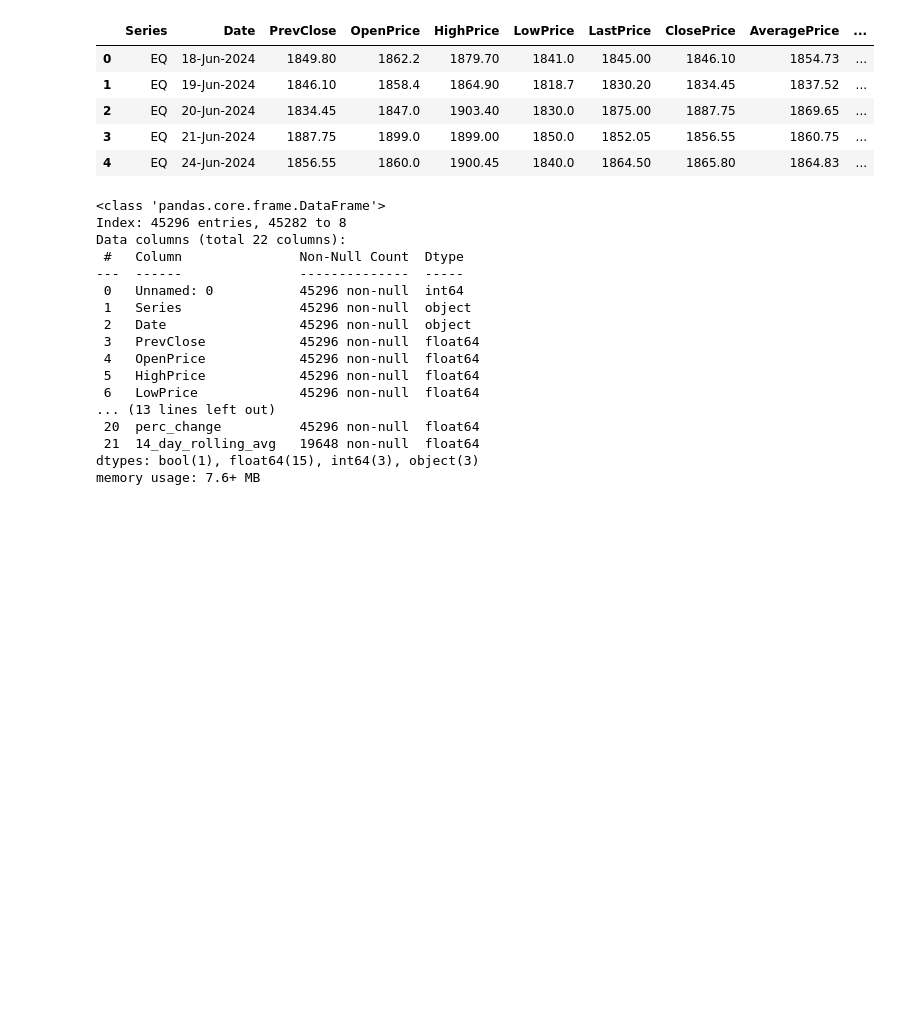
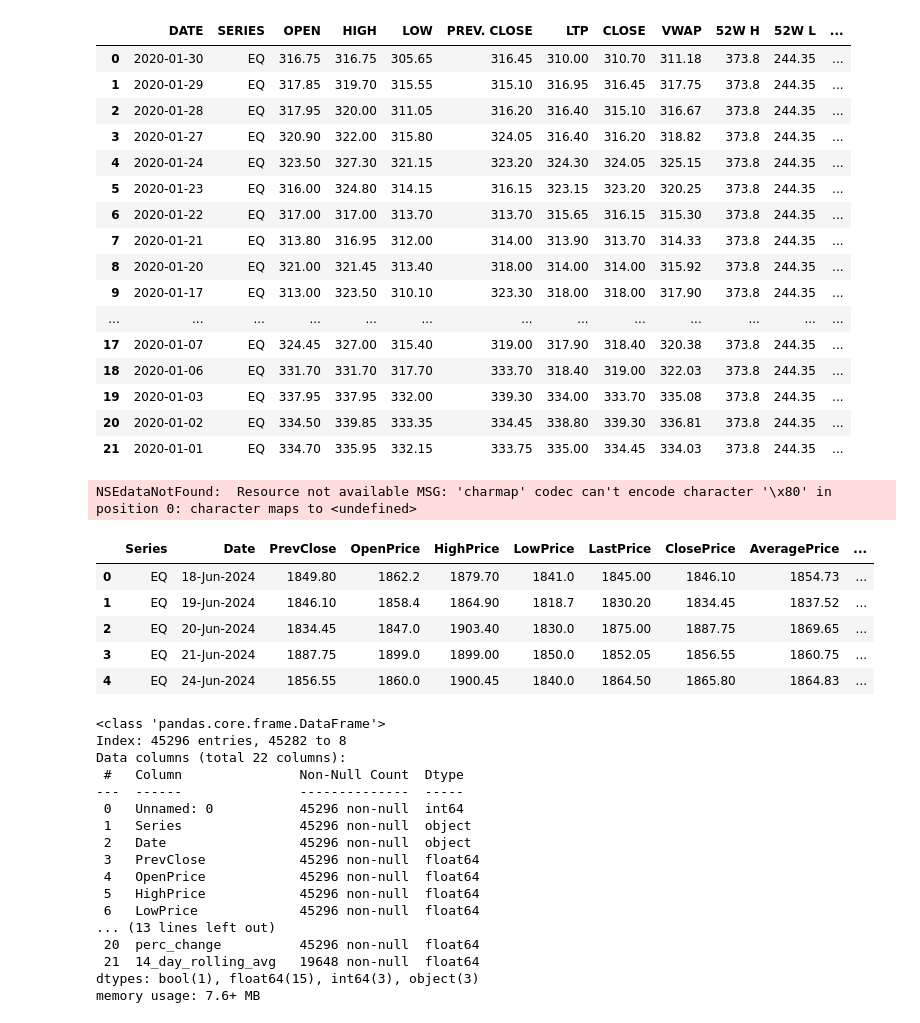
Before and after one commit to jai3703/chatbot_using_llm, a Jupyter notebook: pull_stock_data.ipynb, the cells around one changed output. Drawn from its saved outputs; the diff is of its cells as text; code cells hidden in the pictures; blank space fills up the shorter version.

```diff
--- a/pull_stock_data.ipynb
+++ b/pull_stock_data.ipynb
@@ -73,3 +104,38 @@ ZYDUSWELL
+# %%
+from datetime import date
+from jugaad_data.nse import bhavcopy_save, bhavcopy_fo_save
+
+
+# Download stock data to pandas dataframe
+from jugaad_data.nse import stock_df
+df = stock_df(symbol="SBIN", from_date=date(2020,1,1),
+            to_date=date(2020,1,30), series="EQ")
+
+df
+# %% [output]
+|  | DATE | SERIES | OPEN | HIGH | LOW | PREV. CLOSE | LTP | CLOSE | VWAP | 52W H | 52W L | ... |
+| 0 | 2020-01-30 | EQ | 316.75 | 316.75 | 305.65 | 316.45 | 310.00 | 310.70 | 311.18 | 373.8 | 244.35 | ... |
+| 1 | 2020-01-29 | EQ | 317.85 | 319.70 | 315.55 | 315.10 | 316.95 | 316.45 | 317.75 | 373.8 | 244.35 | ... |
+| 2 | 2020-01-28 | EQ | 317.95 | 320.00 | 311.05 | 316.20 | 316.40 | 315.10 | 316.67 | 373.8 | 244.35 | ... |
+| 3 | 2020-01-27 | EQ | 320.90 | 322.00 | 315.80 | 324.05 | 316.40 | 316.20 | 318.82 | 373.8 | 244.35 | ... |
+| 4 | 2020-01-24 | EQ | 323.50 | 327.30 | 321.15 | 323.20 | 324.30 | 324.05 | 325.15 | 373.8 | 244.35 | ... |
+| 5 | 2020-01-23 | EQ | 316.00 | 324.80 | 314.15 | 316.15 | 323.15 | 323.20 | 320.25 | 373.8 | 244.35 | ... |
+| 6 | 2020-01-22 | EQ | 317.00 | 317.00 | 313.70 | 313.70 | 315.65 | 316.15 | 315.30 | 373.8 | 244.35 | ... |
+| 7 | 2020-01-21 | EQ | 313.80 | 316.95 | 312.00 | 314.00 | 313.90 | 313.70 | 314.33 | 373.8 | 244.35 | ... |
+| 8 | 2020-01-20 | EQ | 321.00 | 321.45 | 313.40 | 318.00 | 314.00 | 314.00 | 315.92 | 373.8 | 244.35 | ... |
+| 9 | 2020-01-17 | EQ | 313.00 | 323.50 | 310.10 | 323.30 | 318.00 | 318.00 | 317.90 | 373.8 | 244.35 | ... |
+| ... | ... | ... | ... | ... | ... | ... | ... | ... | ... | ... | ... | ... |
+| 17 | 2020-01-07 | EQ | 324.45 | 327.00 | 315.40 | 319.00 | 317.90 | 318.40 | 320.38 | 373.8 | 244.35 | ... |
+| 18 | 2020-01-06 | EQ | 331.70 | 331.70 | 317.70 | 333.70 | 318.40 | 319.00 | 322.03 | 373.8 | 244.35 | ... |
+| 19 | 2020-01-03 | EQ | 337.95 | 337.95 | 332.00 | 339.30 | 334.00 | 333.70 | 335.08 | 373.8 | 244.35 | ... |
+| 20 | 2020-01-02 | EQ | 334.50 | 339.85 | 333.35 | 334.45 | 338.80 | 339.30 | 336.81 | 373.8 | 244.35 | ... |
+| 21 | 2020-01-01 | EQ | 334.70 | 335.95 | 332.15 | 333.75 | 335.00 | 334.45 | 334.03 | 373.8 | 244.35 | ... |
+# %%
+from nselib import capital_market
+
+data = capital_market.price_volume_and_deliverable_position_data(symbol='SBIN', from_date='20-06-2023', to_date='20-07-2023')
+# %% [output]
+NSEdataNotFound:  Resource not available MSG: 'charmap' codec can't encode character '\x80' in position 0: character maps to <undefined>
 # %%
 def lower_shadow(open_price,close_price,low_price):
     if close_price >= open_price:
```
Also changed, not shown: parts of 4 cells of this notebook, 8 other files.
